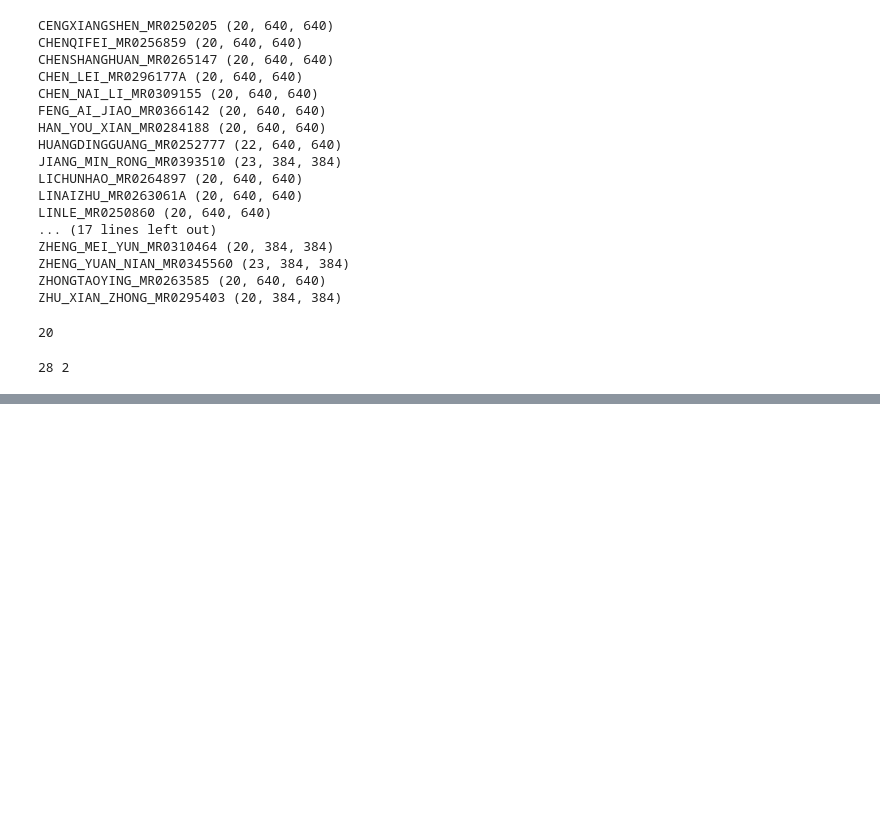
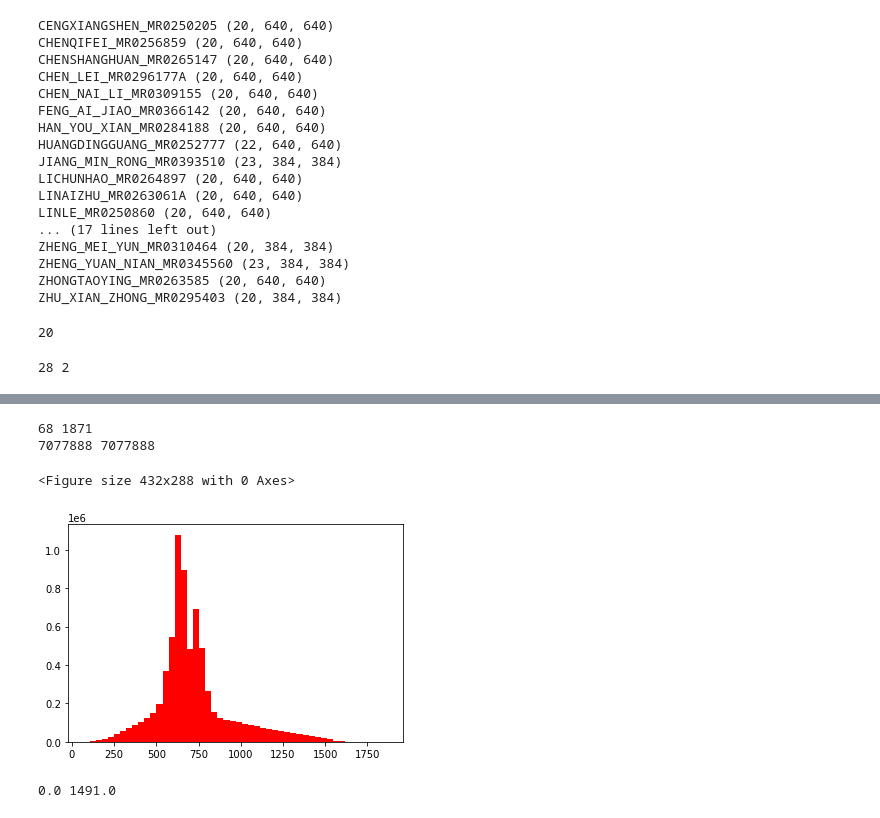
Before and after one commit to shenchuxiaofugui/local, a Jupyter notebook: peizhun.ipynb, the cells around one changed output, grey strips where cells are left out. Drawn from its saved outputs; the diff is of its cells as text; code cells hidden in the pictures; blank space fills up the shorter version.

```diff
--- a/peizhun.ipynb
+++ b/peizhun.ipynb
@@ -152,0 +227,21 @@ print(ceng_max,ceng_min)
+# %%
+#sitk.AdaptiveHistogramEqualization后的直方图
+sitk_adapt_img = sitk.AdaptiveHistogramEqualization(img)
+sitk_adapt_arr = sitk.GetArrayFromImage(sitk_adapt_img)
+print(sitk_adapt_arr.min(), sitk_adapt_arr.max())
+print(len(sitk_adapt_arr.flatten()), np.count_nonzero(sitk_adapt_arr))
+plt.clf()
+plt.figure("hist")
+arr=sitk_adapt_arr.flatten()
+n, bins, patches = plt.hist(arr, bins=50, edgecolor='None',facecolor='red')
+plt.show()
+# %% [output]
+68 1871
+7077888 7077888
+<Figure size 432x288 with 0 Axes>
+[figure, added]
+# %%
+clip_arr = np.clip(ori_arr, np.percentile(ori_arr, 0.05), np.percentile(ori_arr, 99.95))
+print(clip_arr.min(), clip_arr.max())
+# %% [output]
+0.0 1491.0
```
Also changed, not shown: parts of 12 cells of this notebook, 39 other files.
